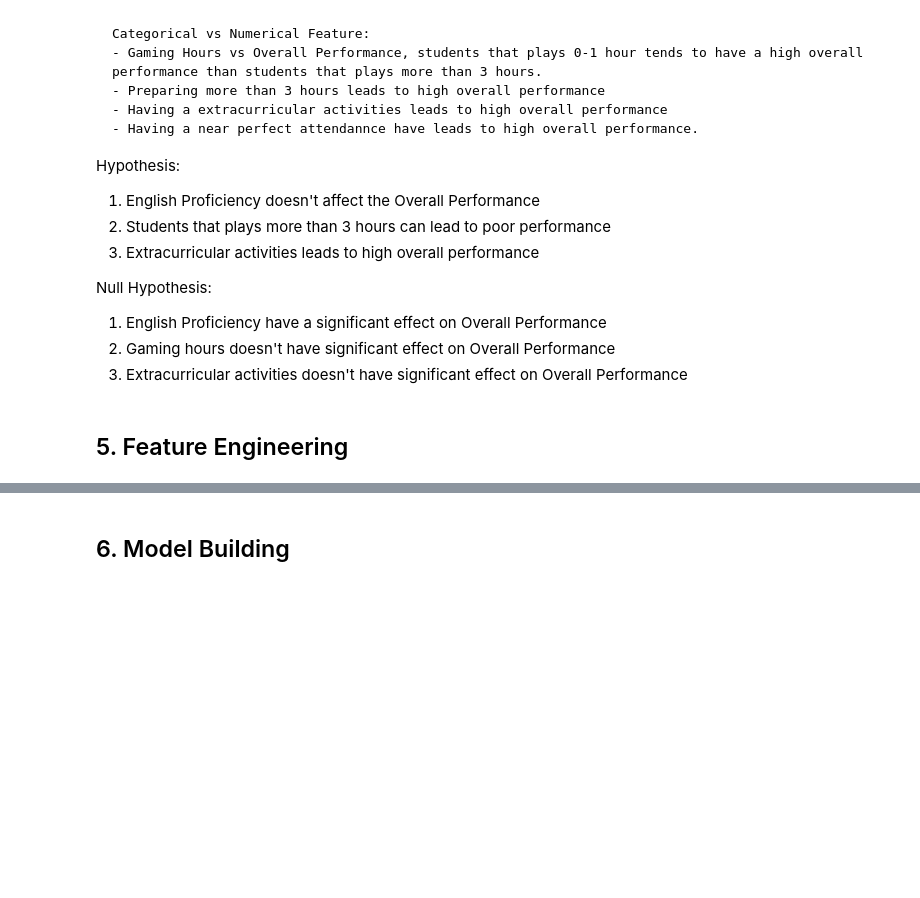
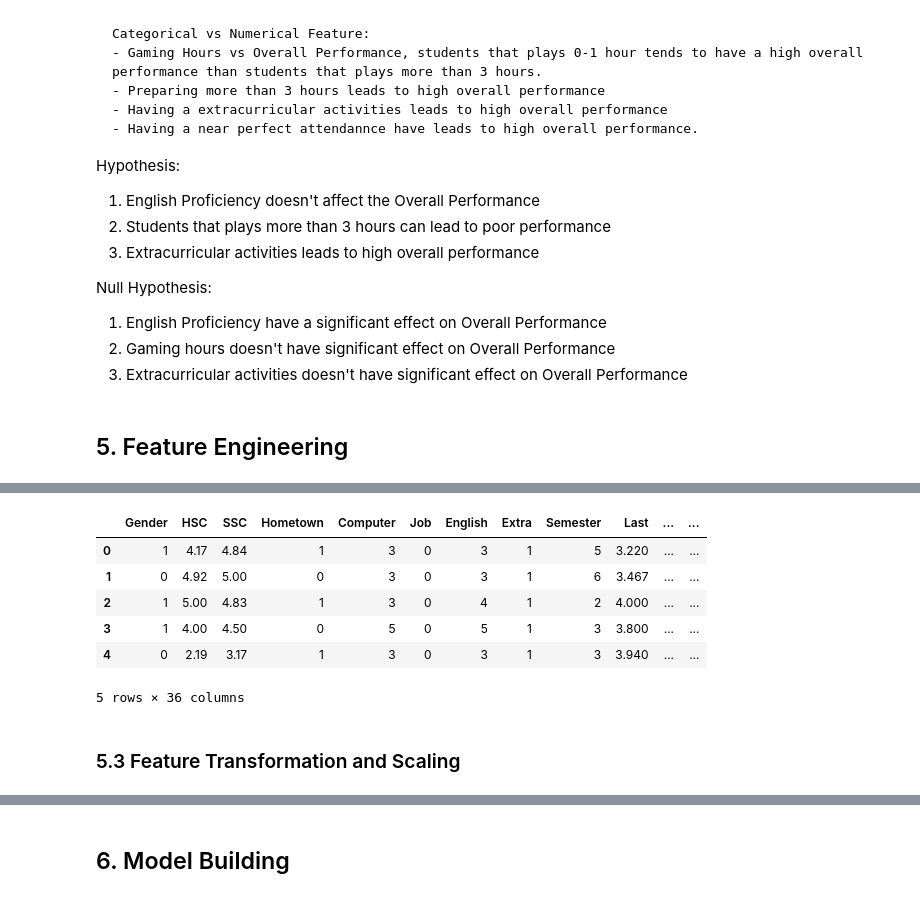
Before and after one commit to I-jidd/Data-Analysis-Machine-Learning, a Jupyter notebook: Student Performance Metrics Dataset/Student-Performance-Metrics-Dataset.ipynb, the cells around one changed output, grey strips where cells are left out. Cells and saved outputs as stored; diff of their text form; code cells hidden in the pictures; blank space fills up the shorter version.

```diff
--- a/Student Performance Metrics Dataset/Student-Performance-Metrics-Dataset.ipynb
+++ b/Student Performance Metrics Dataset/Student-Performance-Metrics-Dataset.ipynb
@@ -285,0 +345,27 @@ Null Hypothesis:
+# %%
+from sklearn.preprocessing import LabelEncoder
+le = LabelEncoder()
+
+cat_features = df_encoded.select_dtypes(include='object').columns.tolist()
+cat_features.remove('Semester')
+
+for feature in cat_features:
+    df_encoded[feature] = le.fit_transform(df_encoded[feature])
+
+semester_mapping = {'2nd': 1, '3rd':2, '4th':3, '5th':4,
+                    '6th':5, '7th':6, '8th':7, '9th':8,
+                    '10th':9, '11th':10, '12th':11}
+
+df_encoded['Semester'] = df_encoded['Semester'].map(semester_mapping)
+# %%
+df_encoded.head()
+# %% [output]
+|  | Gender | HSC | SSC | Hometown | Computer | Job | English | Extra | Semester | Last | ... | ... |
+| 0 | 1 | 4.17 | 4.84 | 1 | 3 | 0 | 3 | 1 | 5 | 3.220 | ... | ... |
+| 1 | 0 | 4.92 | 5.00 | 0 | 3 | 0 | 3 | 1 | 6 | 3.467 | ... | ... |
+| 2 | 1 | 5.00 | 4.83 | 1 | 3 | 0 | 4 | 1 | 2 | 4.000 | ... | ... |
+| 3 | 1 | 4.00 | 4.50 | 0 | 5 | 0 | 5 | 1 | 3 | 3.800 | ... | ... |
+| 4 | 0 | 2.19 | 3.17 | 1 | 3 | 0 | 3 | 1 | 3 | 3.940 | ... | ... |
+5 rows × 36 columns
+# %% [markdown]
+### 5.3 Feature Transformation and Scaling
```
Also changed, not shown: parts of 16 cells of this notebook.
